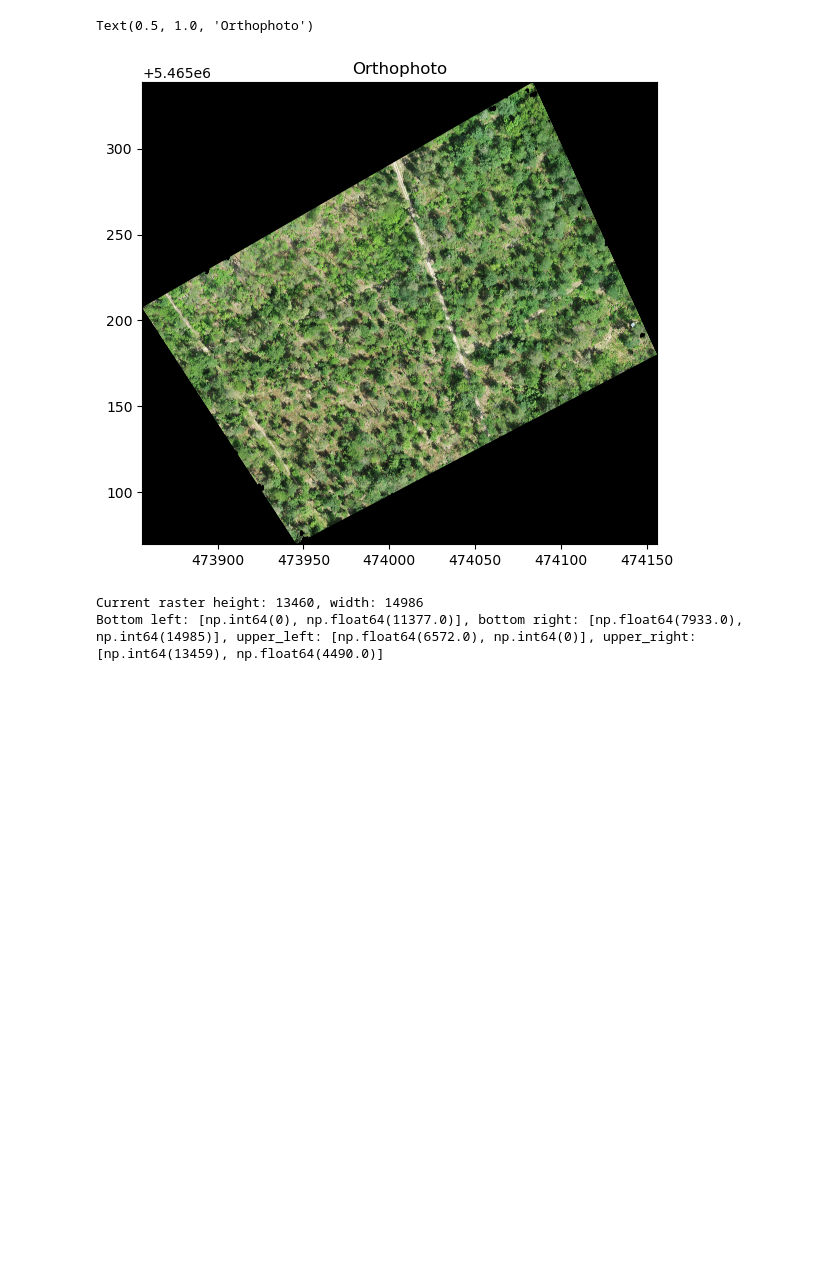
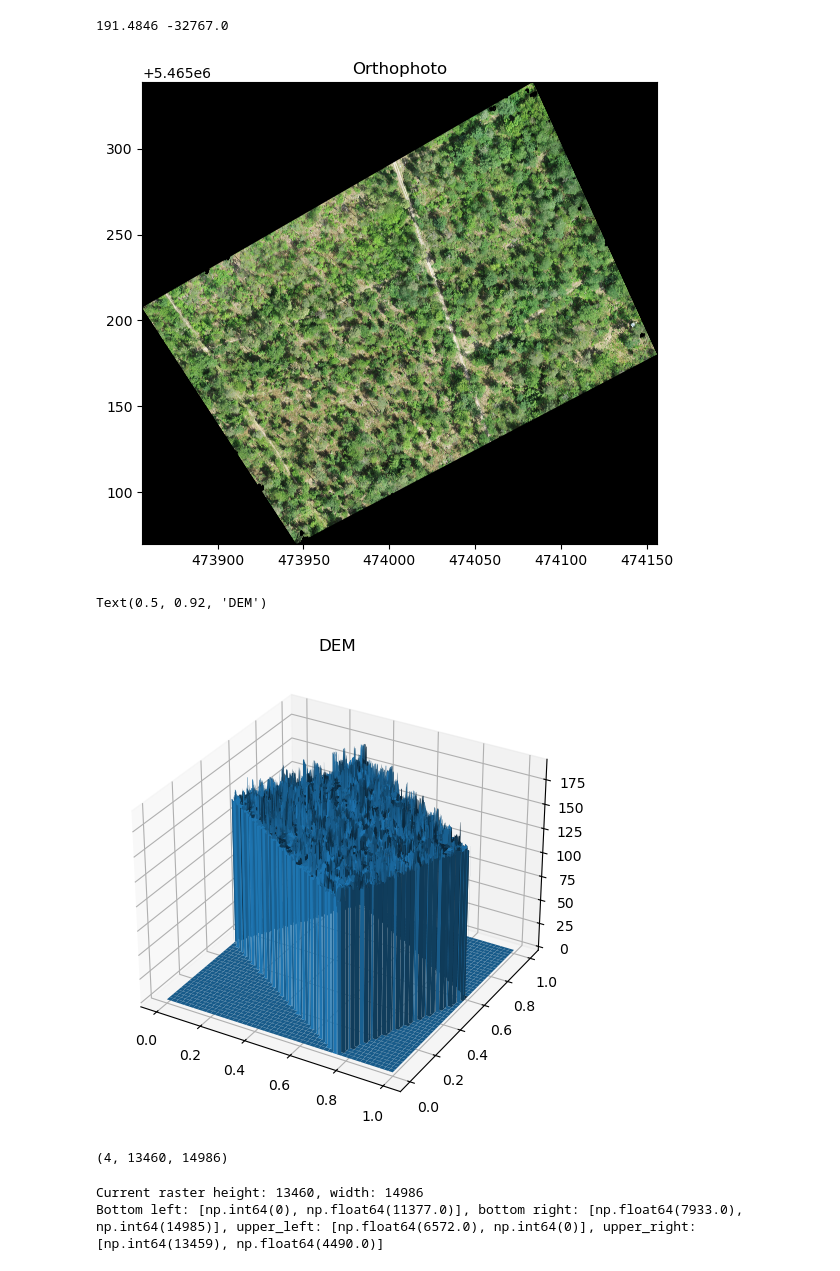
Before and after one commit to Runan-Duan/3D-Forest-Change-Detection-Pipeline, a Jupyter notebook: check.ipynb, the cells around one changed output. Drawn from its saved outputs; the diff is of its cells as text; code cells hidden in the pictures; blank space fills up the shorter version.

```diff
--- a/check.ipynb
+++ b/check.ipynb
@@ -24,10 +21,33 @@ raster.count
+# %%
+dem_raster = rasterio.open(r"../data/20250613_UAV-Photo_Sandhausen_dem_clipped.tif")
+# %%
+dem_bands = dem_raster.read()
+print(dem_bands[0].max(), dem_bands[0].min())
+# %% [output]
+191.4846 -32767.0
+# %%
+dem_bands = dem_bands.squeeze()
+# %%
+lin_x = np.linspace(0, 1, dem_bands.shape[1], endpoint=False)
+lin_y = np.linspace(0, 1, dem_bands.shape[0], endpoint=False)
+x, y = np.meshgrid(lin_x, lin_y)
+dem_bands[dem_bands < 0] = 0
 # %%
 # Plot orthophoto
 fig, ax = plt.subplots(figsize=(10, 6))
-ax.imshow(raster.read([1, 2, 3]).transpose(1, 2, 0), extent=[raster.bounds.left, raster.bounds.right, raster.bounds.bottom, raster.bounds.top])
+ax.imshow(ortho_raster.read([1, 2, 3]).transpose(1, 2, 0), extent=[ortho_raster.bounds.left, ortho_raster.bounds.right, ortho_raster.bounds.bottom, ortho_raster.bounds.top])
 ax.set_title("Orthophoto")
+plt.show()
 # %% [output]
-Text(0.5, 1.0, 'Orthophoto')
 [figure]
+# %%
+fig = plt.figure(figsize=(10,6))
+ax = plt.axes(projection='3d')
+ax.plot_surface(x, y, dem_bands, )
+
+ax.set_title("DEM")
+# %% [output]
+Text(0.5, 0.92, 'DEM')
+[figure, added]
 # %%
 # Create a mask for nonzero values
@@ -35,3 +55,7 @@ bands = raster.read(1)
+# %%
+bands.shape
+# %% [output]
+(4, 13460, 14986)
 # %%
 # Obtain raster bounds
 row, col = np.where(bands != 0)
```
Also changed, not shown: parts of 2 cells of this notebook, 4 other files.
